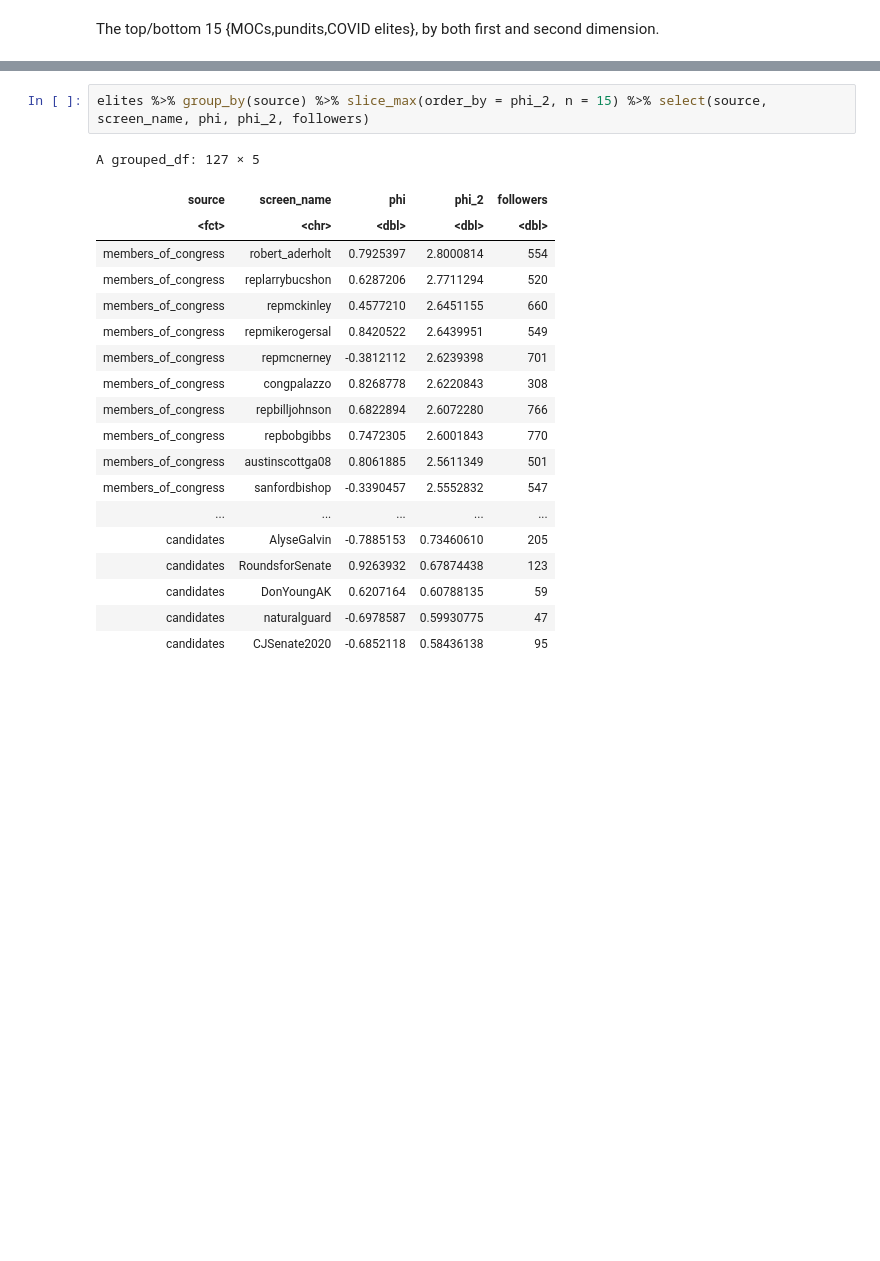
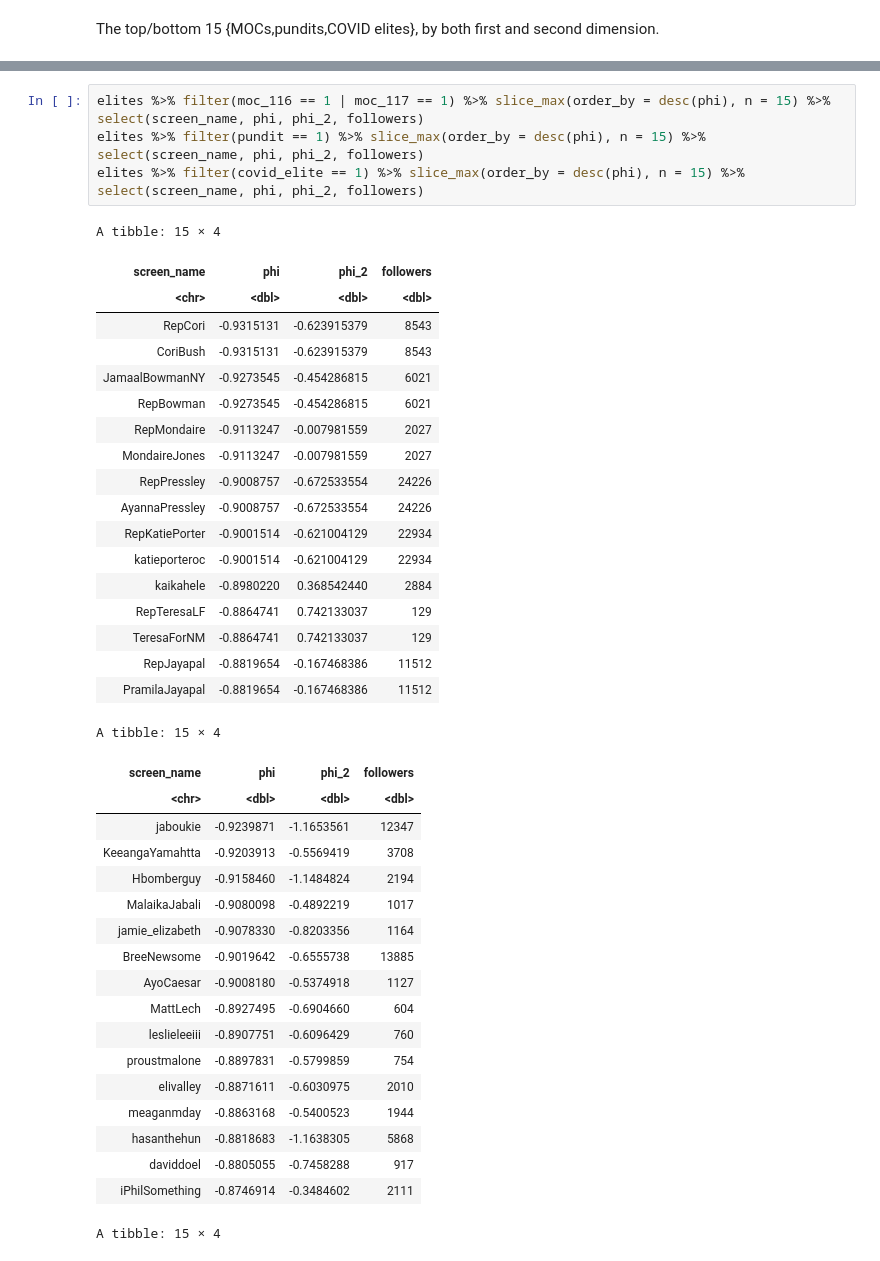
Before and after one commit to sdmccabe/new-tweetscores, a Jupyter notebook: src/03-analyze_first_stage.ipynb, the cells around one changed output, grey strips where cells are left out. Saved outputs shown, nothing was run; the diff lists cells and outputs as text; blank space fills up the shorter version.

```diff
--- a/src/03-analyze_first_stage.ipynb
+++ b/src/03-analyze_first_stage.ipynb
@@ -205,22 +176,42 @@ A grouped_df: 126 × 5
-# %%
-elites %>% group_by(source) %>% slice_max(order_by = phi_2, n = 15) %>% select(source, screen_name, phi, phi_2, followers)
-# %% [output]
-A grouped_df: 127 × 5
-| source | screen_name | phi | phi_2 | followers |
-| <fct> | <chr> | <dbl> | <dbl> | <dbl> |
-| members_of_congress | robert_aderholt | 0.7925397 | 2.8000814 | 554 |
-| members_of_congress | replarrybucshon | 0.6287206 | 2.7711294 | 520 |
-| members_of_congress | repmckinley | 0.4577210 | 2.6451155 | 660 |
-| members_of_congress | repmikerogersal | 0.8420522 | 2.6439951 | 549 |
-| members_of_congress | repmcnerney | -0.3812112 | 2.6239398 | 701 |
-| members_of_congress | congpalazzo | 0.8268778 | 2.6220843 | 308 |
-| members_of_congress | repbilljohnson | 0.6822894 | 2.6072280 | 766 |
-| members_of_congress | repbobgibbs | 0.7472305 | 2.6001843 | 770 |
-| members_of_congress | austinscottga08 | 0.8061885 | 2.5611349 | 501 |
-| members_of_congress | sanfordbishop | -0.3390457 | 2.5552832 | 547 |
-| ... | ... | ... | ... | ... |
-| candidates | AlyseGalvin | -0.7885153 | 0.73460610 | 205 |
-| candidates | RoundsforSenate | 0.9263932 | 0.67874438 | 123 |
-| candidates | DonYoungAK | 0.6207164 | 0.60788135 | 59 |
-| candidates | naturalguard | -0.6978587 | 0.59930775 | 47 |
-| candidates | CJSenate2020 | -0.6852118 | 0.58436138 | 95 |
+# %%
+elites %>% filter(moc_116 == 1 | moc_117 == 1) %>% slice_max(order_by = desc(phi), n = 15) %>% select(screen_name, phi, phi_2, followers)
+elites %>% filter(pundit == 1) %>% slice_max(order_by = desc(phi), n = 15) %>% select(screen_name, phi, phi_2, followers)
+elites %>% filter(covid_elite == 1) %>% slice_max(order_by = desc(phi), n = 15) %>% select(screen_name, phi, phi_2, followers)
+# %% [output]
+A tibble: 15 × 4
+| screen_name | phi | phi_2 | followers |
+| <chr> | <dbl> | <dbl> | <dbl> |
+| RepCori | -0.9315131 | -0.623915379 | 8543 |
+| CoriBush | -0.9315131 | -0.623915379 | 8543 |
+| JamaalBowmanNY | -0.9273545 | -0.454286815 | 6021 |
+| RepBowman | -0.9273545 | -0.454286815 | 6021 |
+| RepMondaire | -0.9113247 | -0.007981559 | 2027 |
+| MondaireJones | -0.9113247 | -0.007981559 | 2027 |
+| RepPressley | -0.9008757 | -0.672533554 | 24226 |
+| AyannaPressley | -0.9008757 | -0.672533554 | 24226 |
+| RepKatiePorter | -0.9001514 | -0.621004129 | 22934 |
+| katieporteroc | -0.9001514 | -0.621004129 | 22934 |
+| kaikahele | -0.8980220 | 0.368542440 | 2884 |
+| RepTeresaLF | -0.8864741 | 0.742133037 | 129 |
+| TeresaForNM | -0.8864741 | 0.742133037 | 129 |
+| RepJayapal | -0.8819654 | -0.167468386 | 11512 |
+| PramilaJayapal | -0.8819654 | -0.167468386 | 11512 |
+A tibble: 15 × 4
+| screen_name | phi | phi_2 | followers |
+| <chr> | <dbl> | <dbl> | <dbl> |
+| jaboukie | -0.9239871 | -1.1653561 | 12347 |
+| KeeangaYamahtta | -0.9203913 | -0.5569419 | 3708 |
+| Hbomberguy | -0.9158460 | -1.1484824 | 2194 |
+| MalaikaJabali | -0.9080098 | -0.4892219 | 1017 |
+| jamie_elizabeth | -0.9078330 | -0.8203356 | 1164 |
+| BreeNewsome | -0.9019642 | -0.6555738 | 13885 |
+| AyoCaesar | -0.9008180 | -0.5374918 | 1127 |
+| MattLech | -0.8927495 | -0.6904660 | 604 |
+| leslieleeiii | -0.8907751 | -0.6096429 | 760 |
+| proustmalone | -0.8897831 | -0.5799859 | 754 |
+| elivalley | -0.8871611 | -0.6030975 | 2010 |
+| meaganmday | -0.8863168 | -0.5400523 | 1944 |
+| hasanthehun | -0.8818683 | -1.1638305 | 5868 |
+| daviddoel | -0.8805055 | -0.7458288 | 917 |
+| iPhilSomething | -0.8746914 | -0.3484602 | 2111 |
+A tibble: 15 × 4
```
Also changed, not shown: parts of 19 cells of this notebook, 3 other files.
